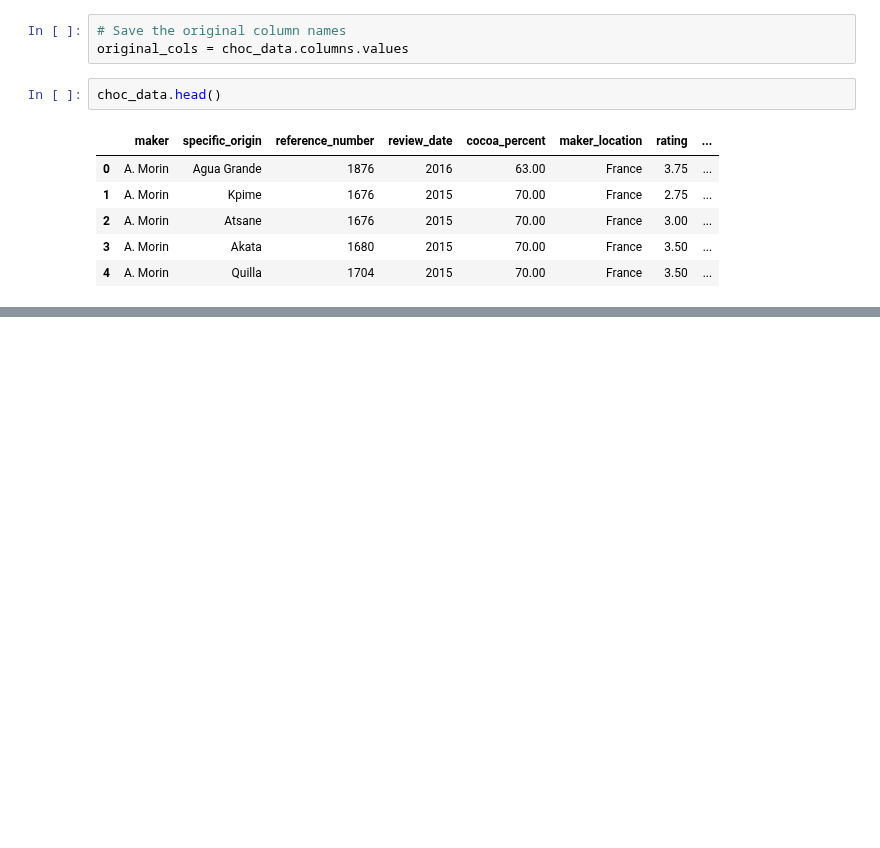
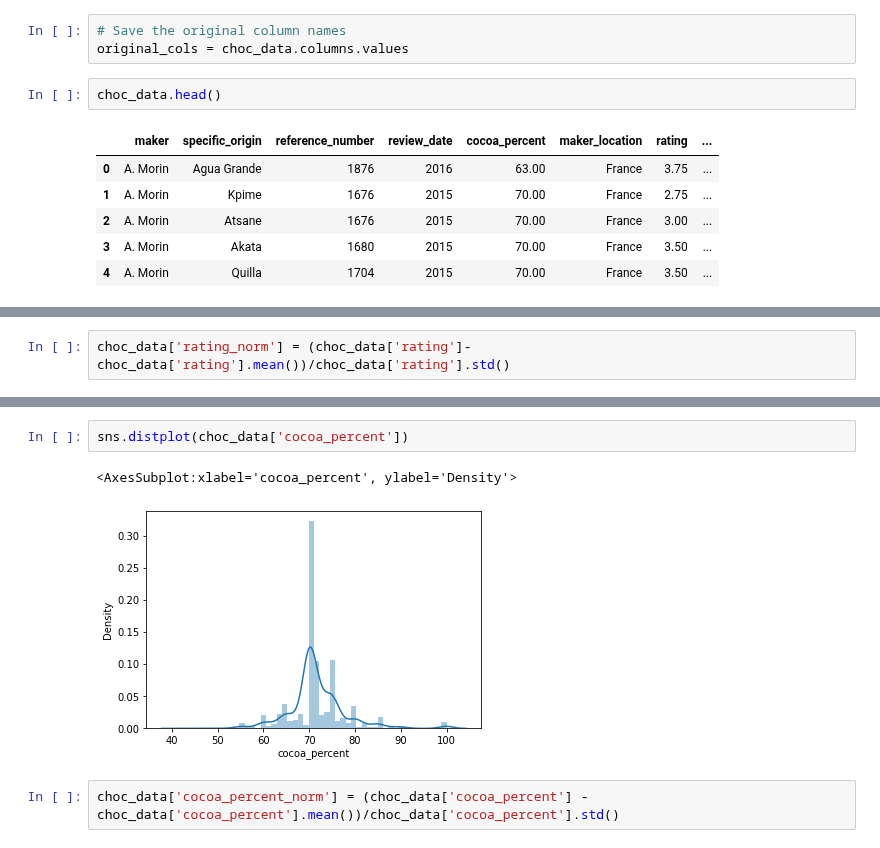
Before and after one commit to fasthill/google-ML-crash-course, a Jupyter notebook: 9. Manual Similarity with Chocolates.ipynb, the cells around one changed output, grey strips where cells are left out. Cells and saved outputs as stored; diff of their text form; blank space fills up the shorter version.

```diff
--- a/9. Manual Similarity with Chocolates.ipynb
+++ b/9. Manual Similarity with Chocolates.ipynb
@@ -159,0 +170,2 @@ choc_data.head()
+# %%
+choc_data['rating_norm'] = (choc_data['rating']-choc_data['rating'].mean())/choc_data['rating'].std()
@@ -159,0 +181,7 @@ choc_data.head()
+# %%
+sns.distplot(choc_data['cocoa_percent'])
+# %% [output]
+<AxesSubplot:xlabel='cocoa_percent', ylabel='Density'>
+[figure, added]
+# %%
+choc_data['cocoa_percent_norm'] = (choc_data['cocoa_percent'] - choc_data['cocoa_percent'].mean())/choc_data['cocoa_percent'].std()
```
Also changed, not shown: parts of 25 cells of this notebook.
